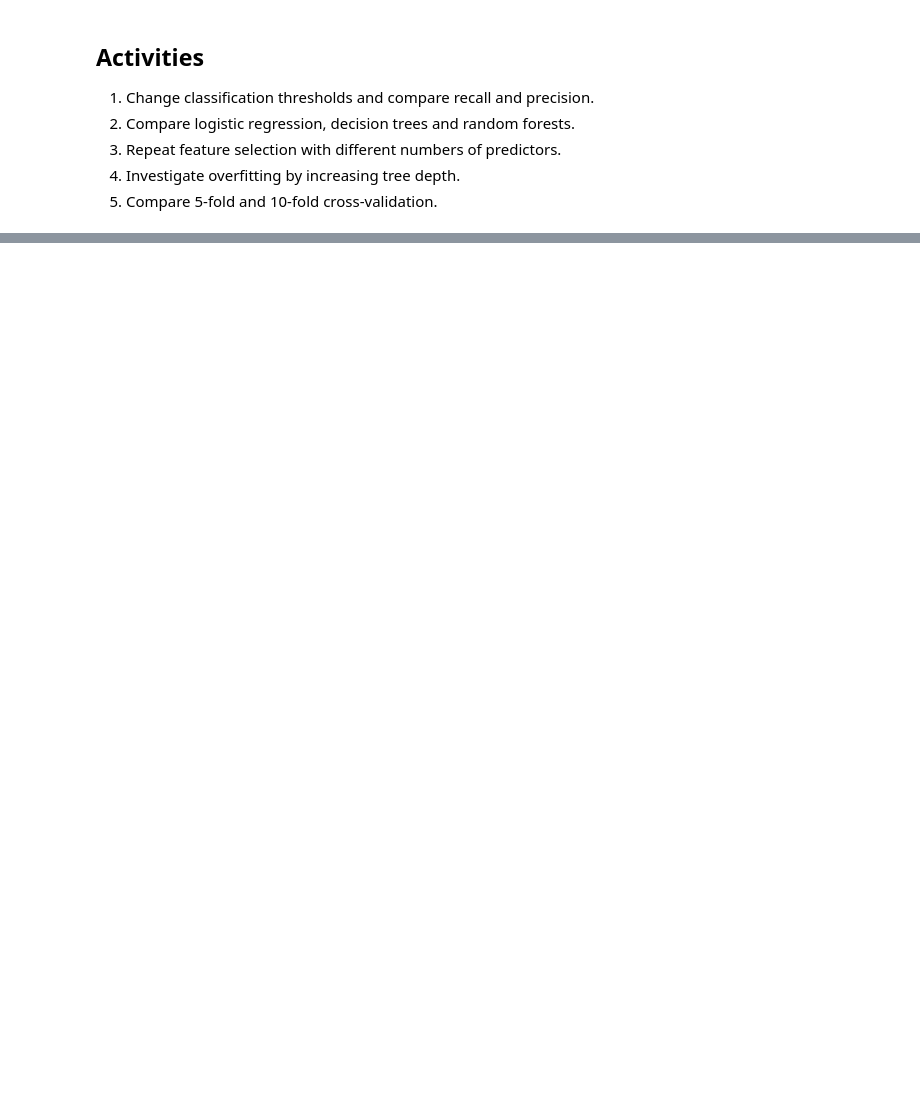
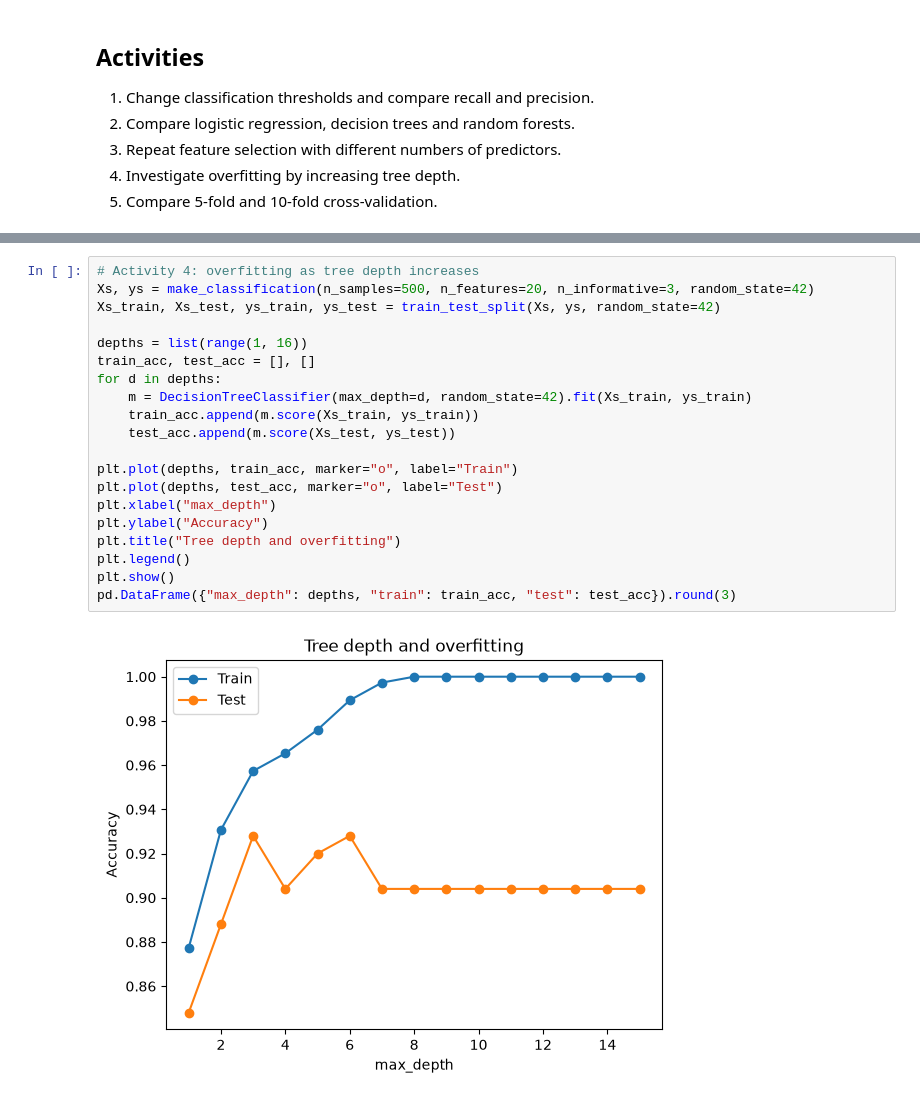
Before and after one commit to GitGud031005/AI-zero2hero-workshop, a Jupyter notebook: Notebooks_local/Day2_Lab5_Classification.ipynb, the cells around one changed output, grey strips where cells are left out. Saved outputs shown, nothing was run; the diff lists cells and outputs as text; blank space fills up the shorter version.

```diff
--- a/Notebooks_local/Day2_Lab5_Classification.ipynb
+++ b/Notebooks_local/Day2_Lab5_Classification.ipynb
@@ -152,0 +342,22 @@ for d in [1,3,10,None]:
+# %%
+# Activity 4: overfitting as tree depth increases
+Xs, ys = make_classification(n_samples=500, n_features=20, n_informative=3, random_state=42)
+Xs_train, Xs_test, ys_train, ys_test = train_test_split(Xs, ys, random_state=42)
+
+depths = list(range(1, 16))
+train_acc, test_acc = [], []
+for d in depths:
+    m = DecisionTreeClassifier(max_depth=d, random_state=42).fit(Xs_train, ys_train)
+    train_acc.append(m.score(Xs_train, ys_train))
+    test_acc.append(m.score(Xs_test, ys_test))
+
+plt.plot(depths, train_acc, marker="o", label="Train")
+plt.plot(depths, test_acc, marker="o", label="Test")
+plt.xlabel("max_depth")
+plt.ylabel("Accuracy")
+plt.title("Tree depth and overfitting")
+plt.legend()
+plt.show()
+pd.DataFrame({"max_depth": depths, "train": train_acc, "test": test_acc}).round(3)
+# %% [output]
+[figure, added]
```
Also changed, not shown: parts of 27 cells of this notebook, 5 other files.
